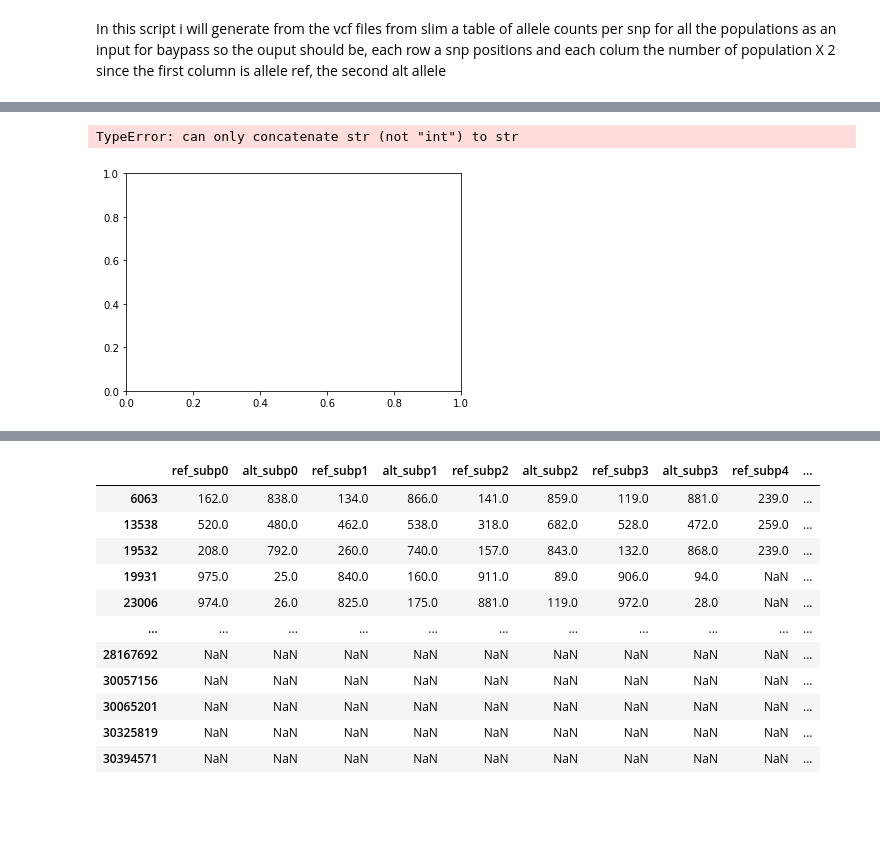
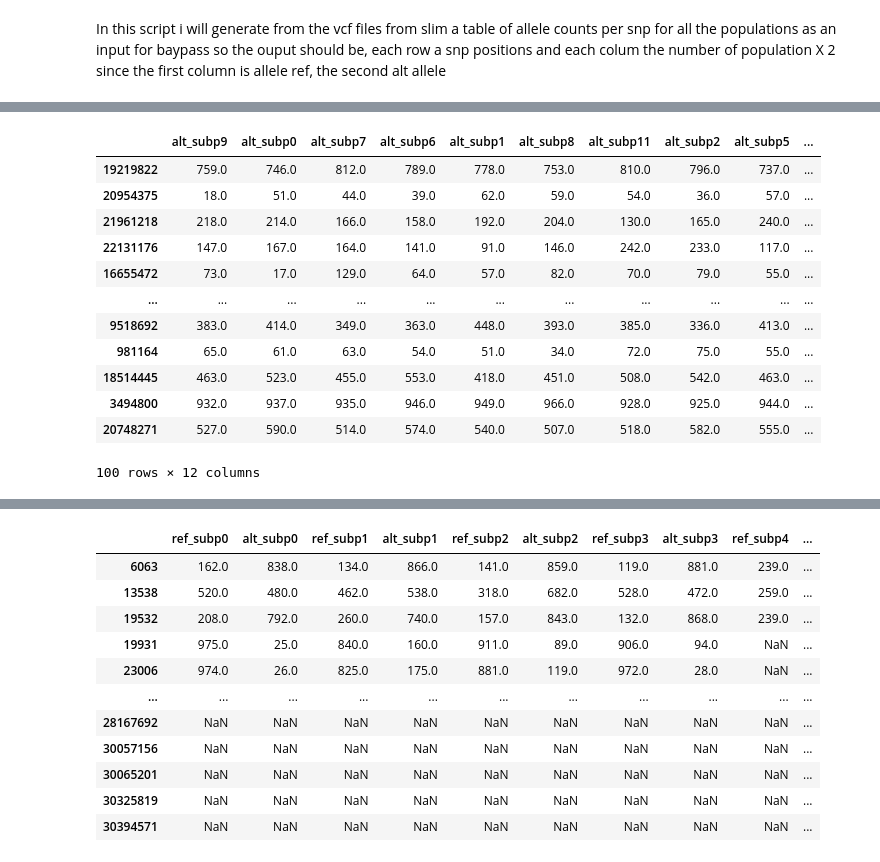
Before and after one commit to Tatianabellagio/slim_grenenet, a Jupyter notebook: allelecounts_fromvcf_exp.ipynb, the cells around one changed output, grey strips where cells are left out. Saved outputs shown, nothing was run; the diff lists cells and outputs as text; code cells hidden in the pictures; blank space fills up the shorter version.

```diff
--- a/allelecounts_fromvcf_exp.ipynb
+++ b/allelecounts_fromvcf_exp.ipynb
@@ -95,19 +92,16 @@ sns.lineplot(data=flights, x="year", y="passengers", hue="month")
-# %%
-fig, ax = plt.subplots()
-
-# Loop over the rows of the DataFrame and plot each row as a line
-for i, row in optima0_alt.iterrows():
-    ax.plot(row.index, row.values, label=f'Line {i+1}')
-
-# Set the x and y axis labels
-ax.set_xlabel('Column')
-ax.set_ylabel('Value')
-
-# Set the legend
-ax.legend()
-
-# Show the plot
-plt.show()
-# %% [output]
-TypeError: can only concatenate str (not "int") to str
-[figure, removed]
+# %%
+optima0_alt.sample(n=100)
+# %% [output]
+|  | alt_subp9 | alt_subp0 | alt_subp7 | alt_subp6 | alt_subp1 | alt_subp8 | alt_subp11 | alt_subp2 | alt_subp5 | ... |
+| 19219822 | 759.0 | 746.0 | 812.0 | 789.0 | 778.0 | 753.0 | 810.0 | 796.0 | 737.0 | ... |
+| 20954375 | 18.0 | 51.0 | 44.0 | 39.0 | 62.0 | 59.0 | 54.0 | 36.0 | 57.0 | ... |
+| 21961218 | 218.0 | 214.0 | 166.0 | 158.0 | 192.0 | 204.0 | 130.0 | 165.0 | 240.0 | ... |
+| 22131176 | 147.0 | 167.0 | 164.0 | 141.0 | 91.0 | 146.0 | 242.0 | 233.0 | 117.0 | ... |
+| 16655472 | 73.0 | 17.0 | 129.0 | 64.0 | 57.0 | 82.0 | 70.0 | 79.0 | 55.0 | ... |
+| ... | ... | ... | ... | ... | ... | ... | ... | ... | ... | ... |
+| 9518692 | 383.0 | 414.0 | 349.0 | 363.0 | 448.0 | 393.0 | 385.0 | 336.0 | 413.0 | ... |
+| 981164 | 65.0 | 61.0 | 63.0 | 54.0 | 51.0 | 34.0 | 72.0 | 75.0 | 55.0 | ... |
+| 18514445 | 463.0 | 523.0 | 455.0 | 553.0 | 418.0 | 451.0 | 508.0 | 542.0 | 463.0 | ... |
+| 3494800 | 932.0 | 937.0 | 935.0 | 946.0 | 949.0 | 966.0 | 928.0 | 925.0 | 944.0 | ... |
+| 20748271 | 527.0 | 590.0 | 514.0 | 574.0 | 540.0 | 507.0 | 518.0 | 582.0 | 555.0 | ... |
+100 rows × 12 columns
```
Also changed, not shown: parts of 19 cells of this notebook, 14 other files.
